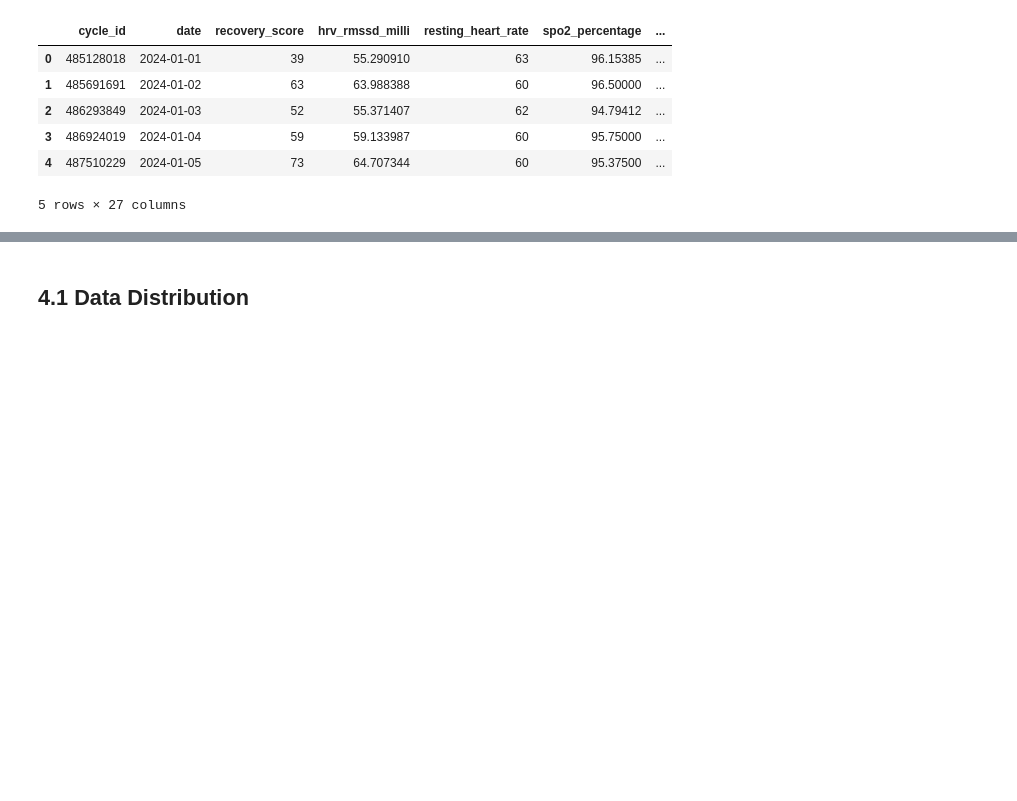
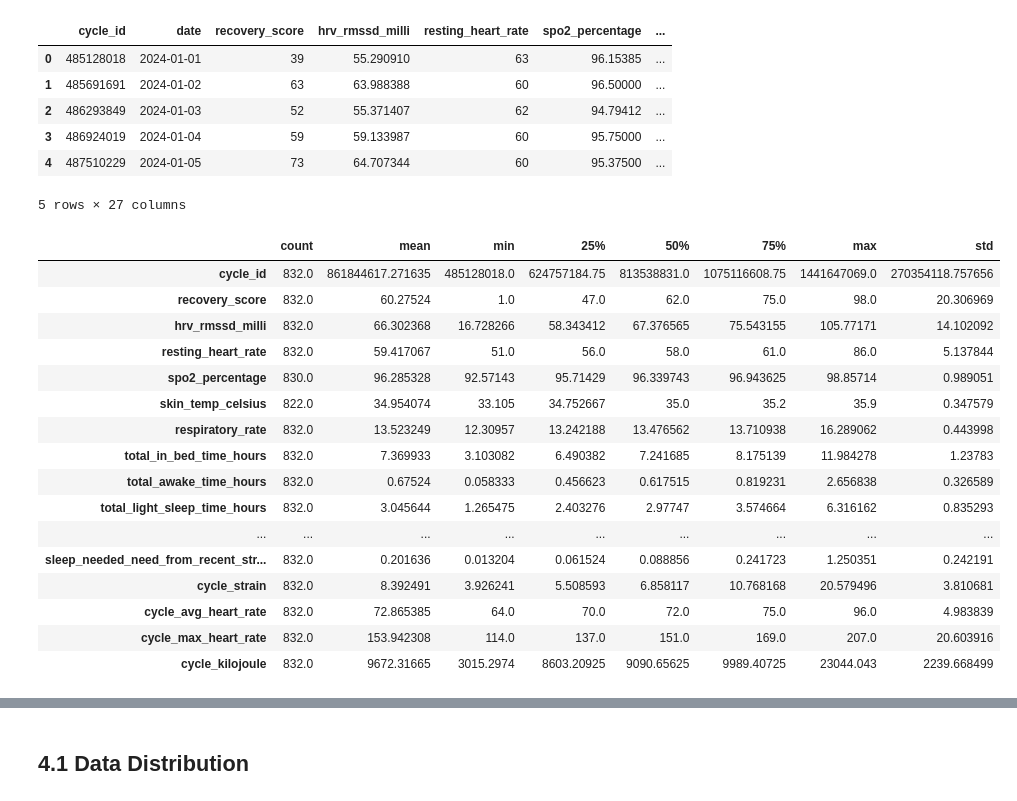
Before and after one commit to JordanPickles/whoop-recovery-predictor, a Jupyter notebook: notebooks/01_eda.ipynb, the cells around one changed output, grey strips where cells are left out. Cells and saved outputs as stored; diff of their text form; code cells hidden in the pictures; blank space fills up the shorter version.

```diff
--- a/notebooks/01_eda.ipynb
+++ b/notebooks/01_eda.ipynb
@@ -199,3 +230,95 @@ df_wrangled.head()
 | 3 | 486924019 | 2024-01-04 | 59 | 59.133987 | 60 | 95.75000 | ... |
 | 4 | 487510229 | 2024-01-05 | 73 | 64.707344 | 60 | 95.37500 | ... |
 5 rows × 27 columns
+# %%
+# Convert the millisecond columns into minutes for bettet interpretability and visualization in Python.
+
+df_wrangled = df.copy()
+milli_cols = ['total_in_bed_time_milli',
+               'total_awake_time_milli',
+               'total_light_sleep_time_milli',
+               'total_slow_wave_sleep_time_milli',
+               'total_rem_sleep_time_milli',
+               'sleep_needed_need_from_recent_strain_milli',
+               'sleep_needed_baseline_milli'
+
+               ]
+for col in milli_cols:
+    df_wrangled[col.replace('_milli', '_hours')] = df_wrangled[col] / 3600000
+
+df_wrangled =df_wrangled.drop(columns=milli_cols)
+
+df_wrangled['total_sleep_time_hours'] = df_wrangled['total_light_sleep_time_hours']
++ df_wrangled['total_slow_wave_sleep_time_hours']
++ df_wrangled['total_rem_sleep_time_hours']
+
+
+cols = [
+    # identifiers
+    'cycle_id',
+    'date',
+
+    # recovery score
+    'recovery_score',
+
+    # physiological metrics
+    'hrv_rmssd_milli',
+    'resting_heart_rate',
+    'spo2_percentage',
+    'skin_temp_celsius',
+    'respiratory_rate',
+
+    # sleep duration
+    'total_in_bed_time_hours',
+    'total_awake_time_hours',
+
+    # sleep stages (minutes)
+    'total_light_sleep_time_hours',
+    'total_slow_wave_sleep_time_hours',
+    'total_rem_sleep_time_hours',
+    'total_sleep_time_hours',
+
+    # sleep quality
+    'sleep_efficiency_percentage',
+    'sleep_consistency_percentage',
+    'sleep_performance_percentage',
+    'sleep_cycle_count',
+    'disturbance_count',
+
+    # sleep timing
+    'sleep_start',
+    'sleep_end',
+
+    # sleep debt
+    'sleep_needed_baseline_hours',
+    'sleep_needed_need_from_recent_strain_hours',
+
+    # strain
+    'cycle_strain',
+    'cycle_avg_heart_rate',
+    'cycle_max_heart_rate',
+    'cycle_kilojoule',
+]
+
+df_wrangled = df_wrangled[cols]
+
+df_wrangled.head()
+df_wrangled.describe().T
+# %% [output]
+|  | count | mean | min | 25% | 50% | 75% | max | std |
+| cycle_id | 832.0 | 861844617.271635 | 485128018.0 | 624757184.75 | 813538831.0 | 1075116608.75 | 1441647069.0 | 270354118.757656 |
+| recovery_score | 832.0 | 60.27524 | 1.0 | 47.0 | 62.0 | 75.0 | 98.0 | 20.306969 |
+| hrv_rmssd_milli | 832.0 | 66.302368 | 16.728266 | 58.343412 | 67.376565 | 75.543155 | 105.77171 | 14.102092 |
+| resting_heart_rate | 832.0 | 59.417067 | 51.0 | 56.0 | 58.0 | 61.0 | 86.0 | 5.137844 |
+| spo2_percentage | 830.0 | 96.285328 | 92.57143 | 95.71429 | 96.339743 | 96.943625 | 98.85714 | 0.989051 |
+| skin_temp_celsius | 822.0 | 34.954074 | 33.105 | 34.752667 | 35.0 | 35.2 | 35.9 | 0.347579 |
+| respiratory_rate | 832.0 | 13.523249 | 12.30957 | 13.242188 | 13.476562 | 13.710938 | 16.289062 | 0.443998 |
+| total_in_bed_time_hours | 832.0 | 7.369933 | 3.103082 | 6.490382 | 7.241685 | 8.175139 | 11.984278 | 1.23783 |
+| total_awake_time_hours | 832.0 | 0.67524 | 0.058333 | 0.456623 | 0.617515 | 0.819231 | 2.656838 | 0.326589 |
+| total_light_sleep_time_hours | 832.0 | 3.045644 | 1.265475 | 2.403276 | 2.97747 | 3.574664 | 6.316162 | 0.835293 |
+| ... | ... | ... | ... | ... | ... | ... | ... | ... |
+| sleep_needed_need_from_recent_str... | 832.0 | 0.201636 | 0.013204 | 0.061524 | 0.088856 | 0.241723 | 1.250351 | 0.242191 |
+| cycle_strain | 832.0 | 8.392491 | 3.926241 | 5.508593 | 6.858117 | 10.768168 | 20.579496 | 3.810681 |
+| cycle_avg_heart_rate | 832.0 | 72.865385 | 64.0 | 70.0 | 72.0 | 75.0 | 96.0 | 4.983839 |
+| cycle_max_heart_rate | 832.0 | 153.942308 | 114.0 | 137.0 | 151.0 | 169.0 | 207.0 | 20.603916 |
+| cycle_kilojoule | 832.0 | 9672.31665 | 3015.2974 | 8603.20925 | 9090.65625 | 9989.40725 | 23044.043 | 2239.668499 |
```
Also changed, not shown: parts of 17 cells of this notebook, 1 other file.
